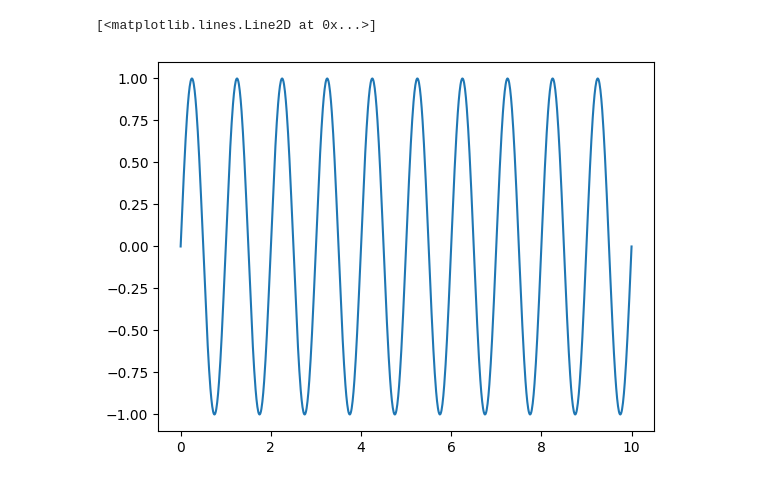
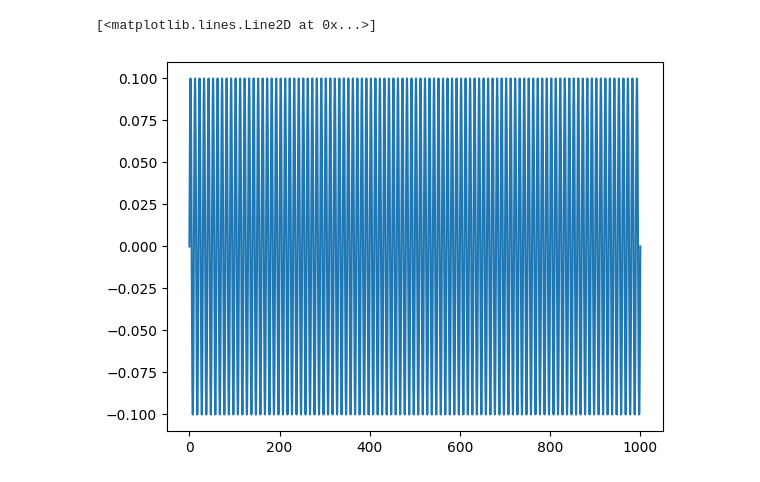
Before and after one commit to suanno/stage2, a Jupyter notebook: codes_tdgl/2D/fileCin generation/generate.ipynb, the cells around one changed output. Drawn from its saved outputs; the diff is of its cells as text; code cells hidden in the pictures.

```diff
--- a/codes_tdgl/2D/fileCin generation/generate.ipynb
+++ b/codes_tdgl/2D/fileCin generation/generate.ipynb
@@ -6,22 +6,23 @@ import numpy as np
 from matplotlib import pyplot as plt
 # %%
 dt = 0.01
-tspan = 10
+tspan = 1000
 N = int(tspan/dt)
 Cs = np.zeros(N)
 ts = np.linspace(0,tspan,N)
 # %%
 # Create evolution directory
 name = "fileCin.dat"
 dir = "../" + name
 # Copy files
 f = open(dir, "w")
 for i in np.arange(0,N):
-    Cs[i] = np.sin(2*np.pi*ts[i])
+    T = 10
+    Cs[i] = 0.1*np.sin(2*np.pi*ts[i]/T)
     f.write(str(ts[i]) + " " + str(Cs[i]) + "\n")
 f.close()
 
 plt.plot(ts, Cs)
 # %% [output]
 [<matplotlib.lines.Line2D at 0x...>]
-[figure, old version]
+[figure, new version]
```
Also changed, not shown: 9 other files.
